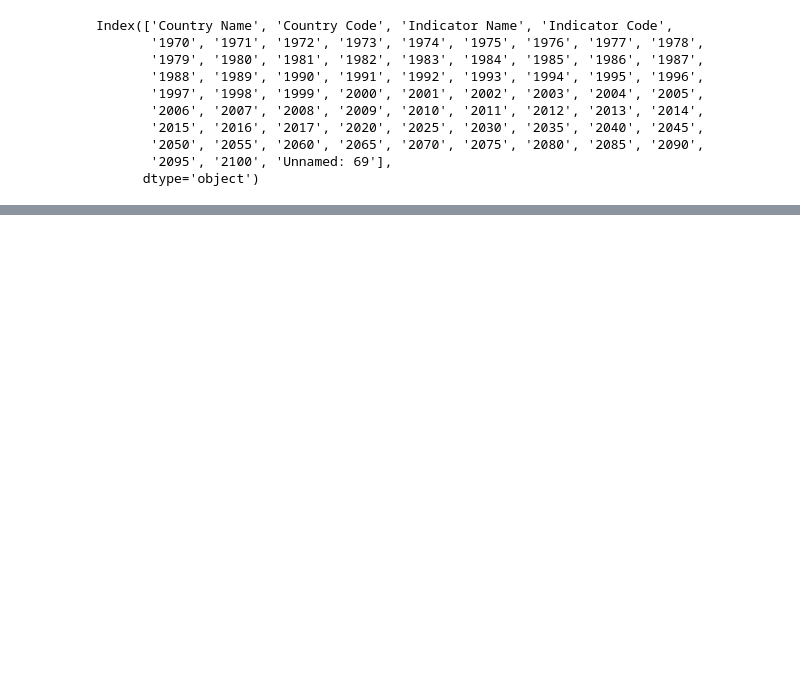
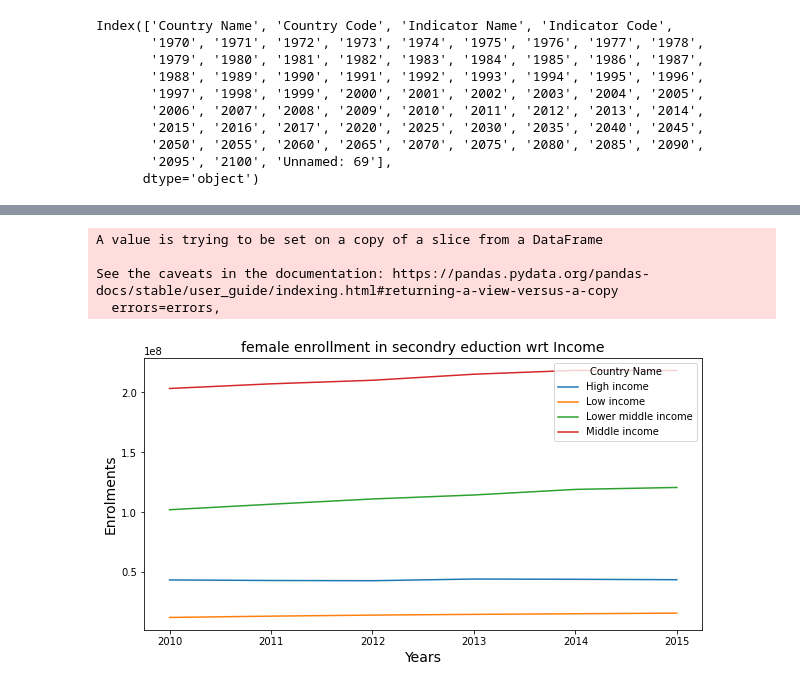
Before and after one commit to shivashukla02/World-Bank-Global-Edu-Analysis, a Jupyter notebook: SHIVANK_World_Bank_Global_Edu_Analysis_Capstone_Project.ipynb, the cells around one changed output, grey strips where cells are left out. Saved outputs shown, nothing was run; the diff lists cells and outputs as text; code cells hidden in the pictures; blank space fills up the shorter version.

```diff
--- a/SHIVANK_World_Bank_Global_Edu_Analysis_Capstone_Project.ipynb
+++ b/SHIVANK_World_Bank_Global_Edu_Analysis_Capstone_Project.ipynb
@@ -69,0 +92,2 @@ Index(['Country Name', 'Country Code', 'Indicator Name', 'Indicator Code',
+# %%
+girl_eduction_income=Income_df.copy()
@@ -91,0 +116,18 @@ income_growth.drop(['Country Code'],axis=1,inplace=True)
+# %%
+girl_education_income_secondry=girl_education_income_notnull[girl_education_income_notnull['Indicator Code']=='SE.SEC.ENRL.FE']
+girl_education_income_secondry.drop(['Indicator Code'],axis=1,inplace=True)
+graph_2b=girl_education_income_secondry.transpose()
+# %% [output]
+A value is trying to be set on a copy of a slice from a DataFrame
+
+See the caveats in the documentation: https://pandas.pydata.org/pandas-docs/stable/user_guide/indexing.html#returning-a-view-versus-a-copy
+  errors=errors,
+# %%
+plt.rcParams['figure.figsize']=(10,5)
+graph_2b.plot()
+plt.title('female enrollment in secondry eduction wrt Income',fontsize=14)
+plt.xlabel('Years',fontsize=14)
+plt.ylabel('Enrolments',fontsize=14)
+plt.show()
+# %% [output]
+[figure, added]
```
Also changed, not shown: parts of 24 cells of this notebook.
